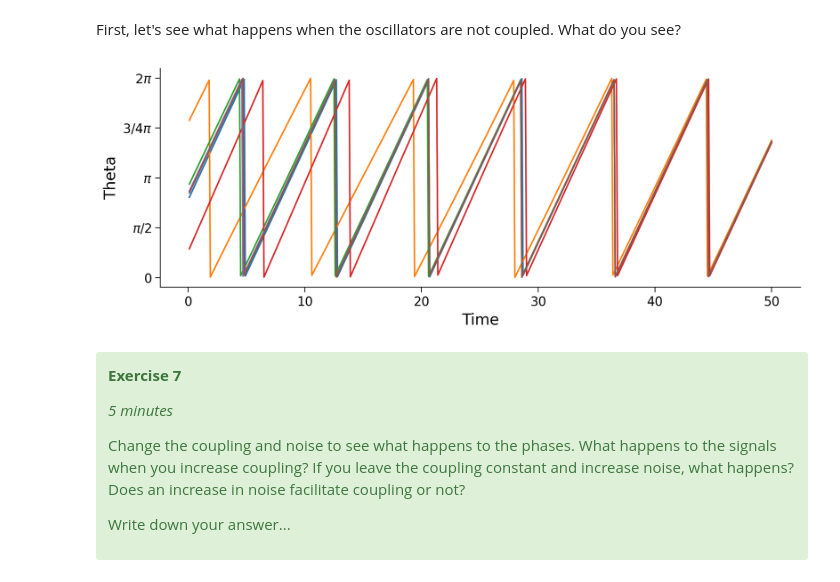
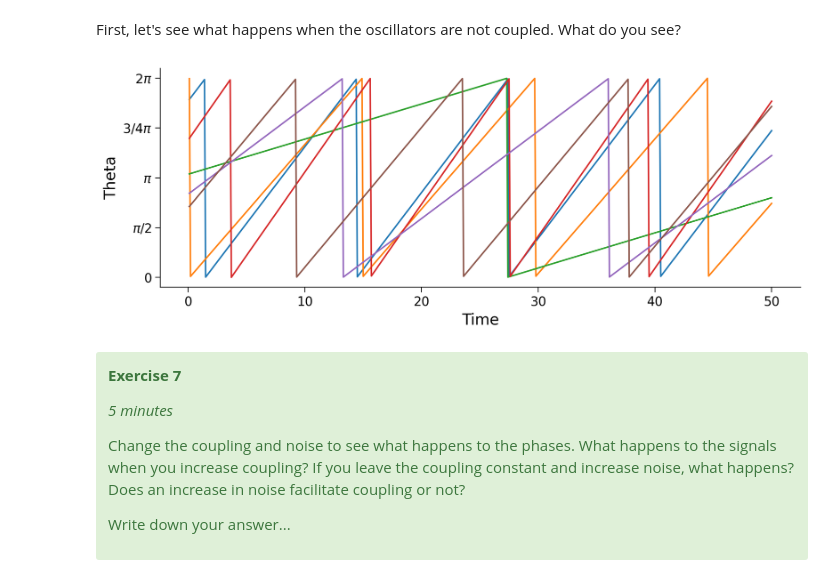
Before and after one commit to computational-neurology/workshop2024, a Jupyter notebook: 02_single_node_dynamics.ipynb, the cells around one changed output. Saved outputs shown, nothing was run; the diff lists cells and outputs as text; code cells hidden in the pictures.

```diff
--- a/02_single_node_dynamics.ipynb
+++ b/02_single_node_dynamics.ipynb
@@ -749,36 +740,36 @@ N = 6
 # cmat is the structural connectivity matrix (here we start with a fully
 # connected network)
 cmat = np.ones((N, N)) # fully connected network
 # dmat is the delay matrix, at the moment we consider instantaneous interactions
 # between brain regions, so no delays
 dmat = np.zeros((N,N)) # no delays
 
 # Let's create a network model!
 network_model = KuramotoModel(Cmat=cmat, Dmat=dmat)
 # Set the duration of the simulation
 network_model.params['duration'] = 50
 # Set the intrinsic frequency
-network_model.params['omega'] = np.ones((N)) * 0.25 * np.pi
+network_model.params['omega'] = np.random.rand((N)) * 0.25 * np.pi
 # Let's start without any noise
 network_model.params['sigma_ou'] = 0.
 # For now our oscillators are uncoupled, so K = 0
-network_model.params['k'] = 0.1
+network_model.params['k'] = 0
 network_model.run()
 
 theta = network_model['theta'].T
 # cap the phase to be between 0 and 2pi
 theta_capped = np.mod(theta, 2*np.pi)
 
 # set up the figure
 fig, ax = plt.subplots(1, 1, figsize=(10, 4))
 
 plt.plot(network_model.t, theta_capped)
 plt.xlabel("Time")
 plt.ylabel("Theta")
 plt.yticks(np.arange(0, 2*np.pi+0.1, np.pi/2), [ r"$0$", r"$\pi/2$", r"$\pi$", r"$3/4\pi$", r"$2\pi$",])# modify y-axis ticks to be in multiples of pi
 plt.show()
 # %% [output]
-[figure, old version]
+[figure, new version]
 # %% [markdown]
 <div class="alert alert-block alert-success">
 <b> Exercise 7 </b><p>
```
Also changed, not shown: parts of 7 cells of this notebook.
